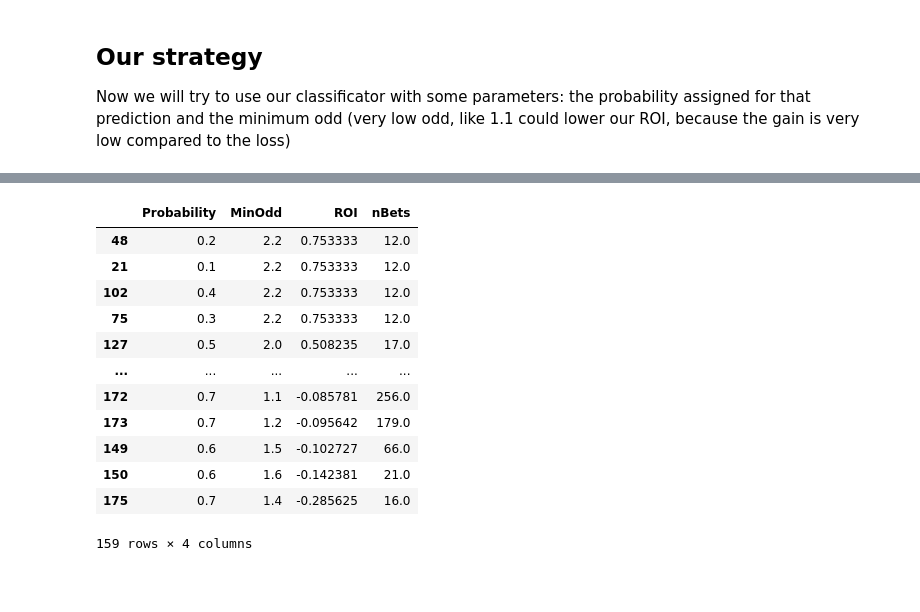
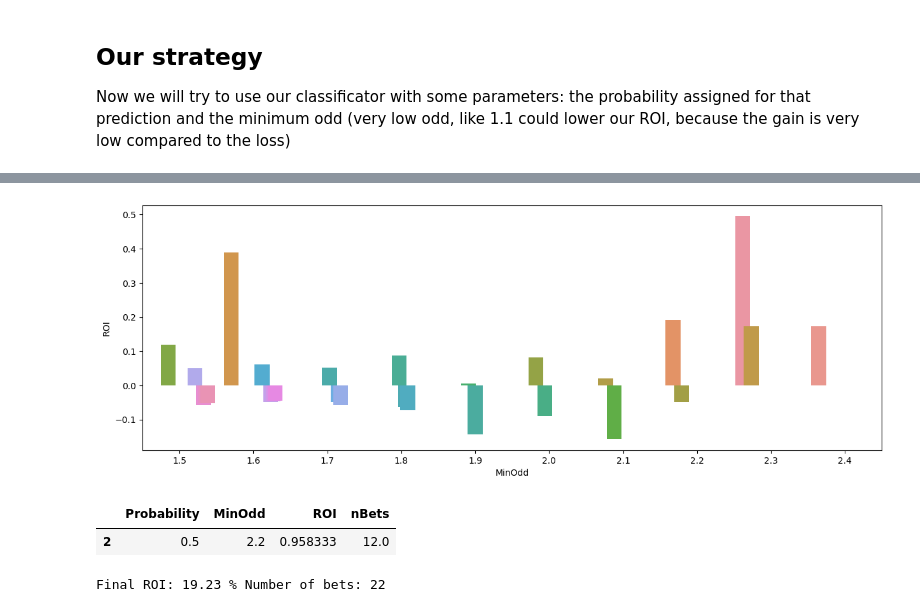
Before and after one commit to enrico-bagattin/tennis-betting, a Jupyter notebook: main.ipynb, the cells around one changed output, grey strips where cells are left out. Saved outputs shown, nothing was run; the diff lists cells and outputs as text; code cells hidden in the pictures; blank space fills up the shorter version.

```diff
--- a/main.ipynb
+++ b/main.ipynb
@@ -1186,7 +1186,8 @@ for i in range(1, 10):
         roi, nBets = calc_roi(valid_data, i/10, j/10)
         rois.loc[len(rois)] = [i/10, j/10, roi, nBets]
 
-rois.sort_values(by='ROI', inplace=True, ascending=False)
+rois.sort_values(by=['ROI', 'Probability'], inplace=True, ascending=False)
+rois.reset_index(inplace=True, drop=True)
 rois[pd.notna(rois.ROI)]
 # %% [output]
 |  | Probability | MinOdd | ROI | nBets |
@@ -1205,16 +1270,18 @@ rois[pd.notna(rois.ROI)]
+# %%
+import seaborn as sns
+
+df = test_rois[(pd.notna(test_rois.ROI)) & (test_rois.nBets > 10)]
+
+f, ax = plt.subplots(figsize=(15, 5))
+g = sns.barplot(data=df[df.MinOdd > 1.4], x='MinOdd', y='ROI', hue='nBets')
+g.legend_.remove()
+
+change_width(g, .2)
+plt.show()
+# %% [output]
+[figure, added]
 # %%
-rois[(pd.notna(rois.ROI)) & (rois.nBets > 10)]
+rois[(pd.notna(rois.ROI)) & (rois.nBets > 10)].head(1)
 # %% [output]
 |  | Probability | MinOdd | ROI | nBets |
-| 48 | 0.2 | 2.2 | 0.753333 | 12.0 |
-| 21 | 0.1 | 2.2 | 0.753333 | 12.0 |
-| 102 | 0.4 | 2.2 | 0.753333 | 12.0 |
-| 75 | 0.3 | 2.2 | 0.753333 | 12.0 |
-| 127 | 0.5 | 2.0 | 0.508235 | 17.0 |
-| ... | ... | ... | ... | ... |
-| 172 | 0.7 | 1.1 | -0.085781 | 256.0 |
-| 173 | 0.7 | 1.2 | -0.095642 | 179.0 |
-| 149 | 0.6 | 1.5 | -0.102727 | 66.0 |
-| 150 | 0.6 | 1.6 | -0.142381 | 21.0 |
-| 175 | 0.7 | 1.4 | -0.285625 | 16.0 |
+| 2 | 0.5 | 2.2 | 0.958333 | 12.0 |
-159 rows × 4 columns
@@ -1233,0 +1288,4 @@ plt.show()
+# %%
+calc_roi(test_data, 0.5, 2.2, print_res=True)
+# %% [output]
+Final ROI: 19.23 % Number of bets: 22
```
Also changed, not shown: parts of 12 cells of this notebook, 5 other files.
